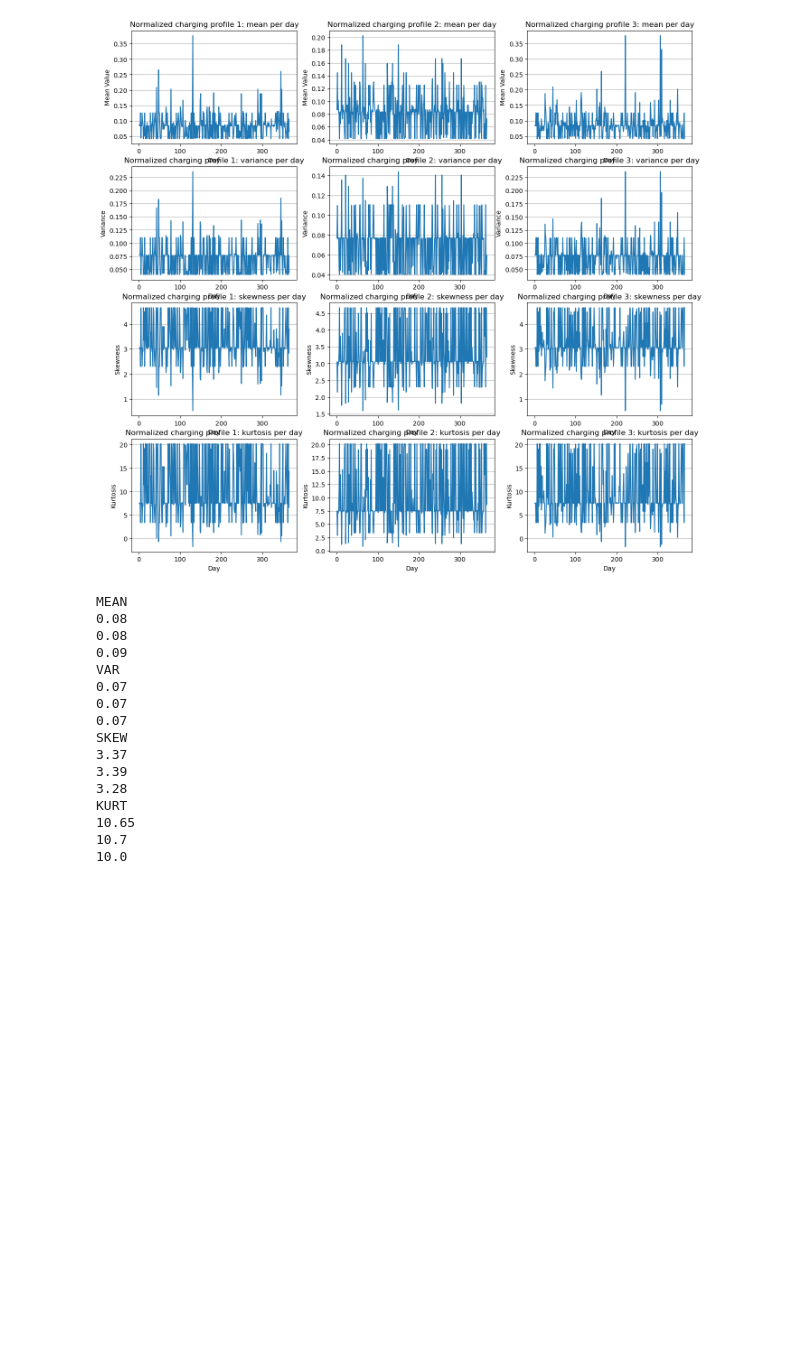
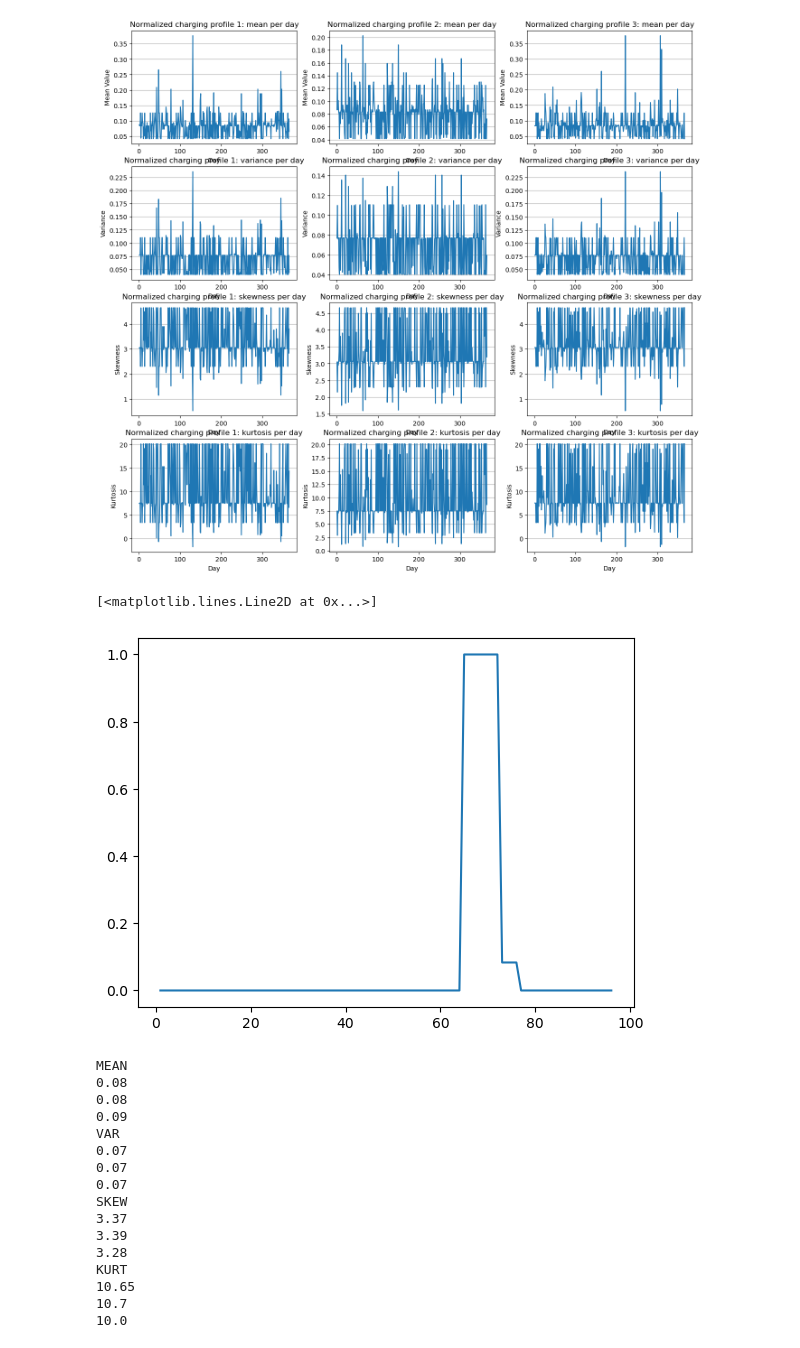
Before and after one commit to Aikofias/Thesis, a Jupyter notebook: Statistical_moments_EV.ipynb, the cells around one changed output. Drawn from its saved outputs; the diff is of its cells as text; code cells hidden in the pictures; blank space fills up the shorter version.

```diff
--- a/Statistical_moments_EV.ipynb
+++ b/Statistical_moments_EV.ipynb
@@ -121,6 +190,11 @@ axs[3,2].set_ylabel('Kurtosis')
 axs[3,2].grid(axis='y')
 # %% [output]
 [figure]
+# %%
+plt.plot(chargingprofile1[1])
+# %% [output]
+[<matplotlib.lines.Line2D at 0x...>]
+[figure, added]
 # %%
 # Mean of the statistical moments
 print('MEAN')
```
Also changed, not shown: parts of 17 cells of this notebook, 7 other files.
